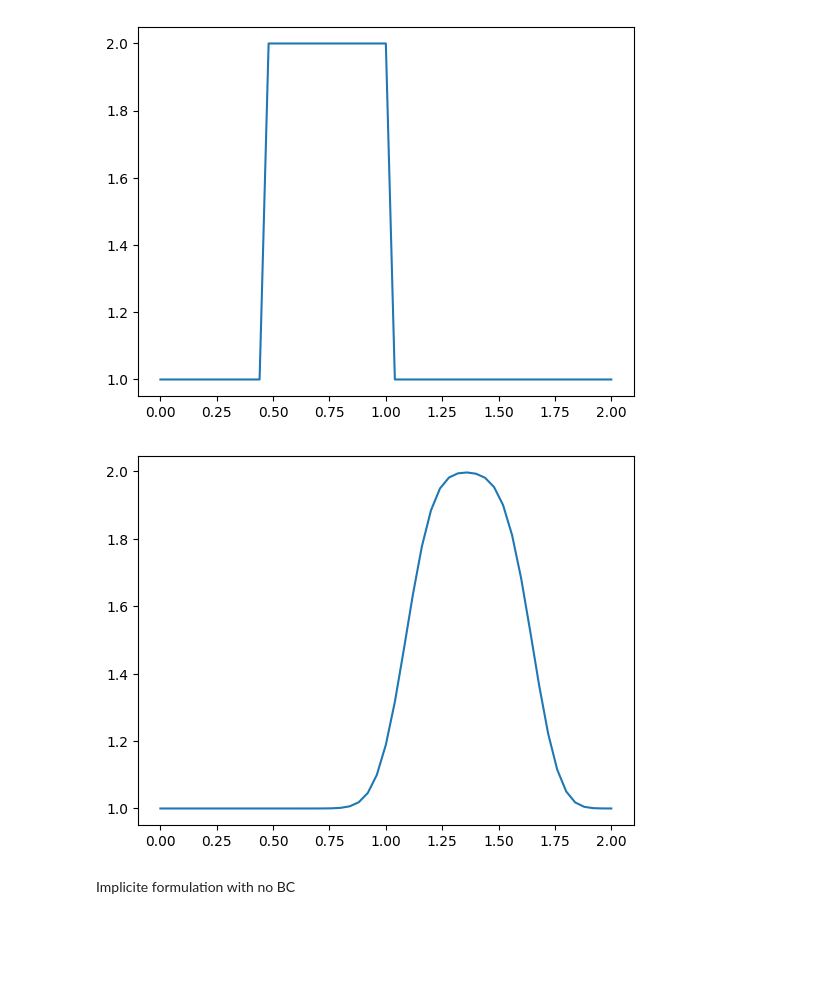
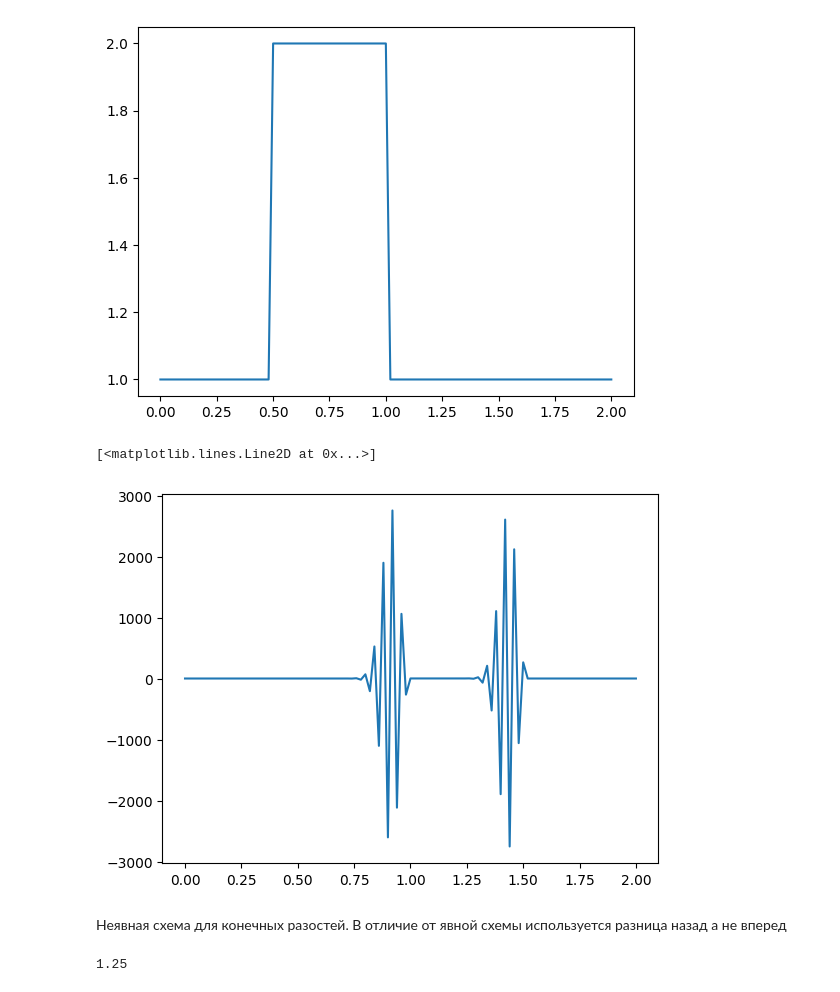
Before and after one commit to pashtet4free/12steps_to_ns, a Jupyter notebook: Step1 Linear Convection/s1.ipynb, the cells around one changed output. Drawn from its saved outputs; the diff is of its cells as text; code cells hidden in the pictures; blank space fills up the shorter version.

```diff
--- a/Step1 Linear Convection/s1.ipynb
+++ b/Step1 Linear Convection/s1.ipynb
@@ -3,35 +3,40 @@ import numpy
 import time, sys
 from matplotlib import pyplot
 # %%
-nx = 51
+nx = 101
 dx = 2 / (nx - 1)
 nt = 25     #nt is the number of timesteps we want to calculate
 dt = 0.025  #dt is the amount of time each timestep covers (delta t)
 c = 1       #assume wavespeed of c = 1
 # %%
-u = numpy.ones(nx)
+u = np.ones(nx)
 u[int(0.5 / dx) : int(1/dx + 1)] = 2
 # %%
-pyplot.plot(numpy.linspace(0, 2, nx), u);
+pyplot.plot(np.linspace(0, 2, nx), u);
 # %% [output]
-[figure, old version]
+[figure, new version]
 # %%
-un = numpy.ones(nx)
+un = np.ones(nx)
 
 for t in range(0, nt):
     un = u.copy()
     for i in range(1, nx):
         u[i] = un[i] - c * dt / dx * (un[i] - un[i-1])
 # %%
-pyplot.plot(numpy.linspace(0, 2, nx), u);
+pyplot.plot(np.linspace(0, 2, nx), u)
 # %% [output]
+[<matplotlib.lines.Line2D at 0x...>]
-[figure, old version]
+[figure, new version]
-# %% [markdown]
-Implicite formulation with no BC
+# %% [markdown]
+Неявная схема для конечных разостей. В отличие от явной схемы используется разница назад а не вперед
 # %%
-nx = 51
+nx = 101
 dx = 2 / (nx - 1)
 nt = 25
 dt = 0.025
 c = 1
+CFL = c * dt / dx
+print(CFL)
+# %% [output]
+1.25
 # %%
```
Also changed, not shown: parts of 4 cells of this notebook.
